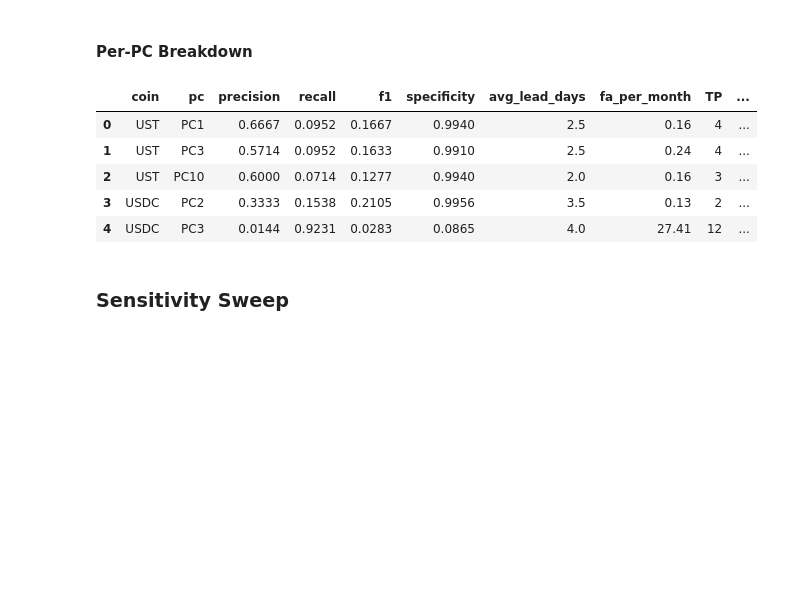
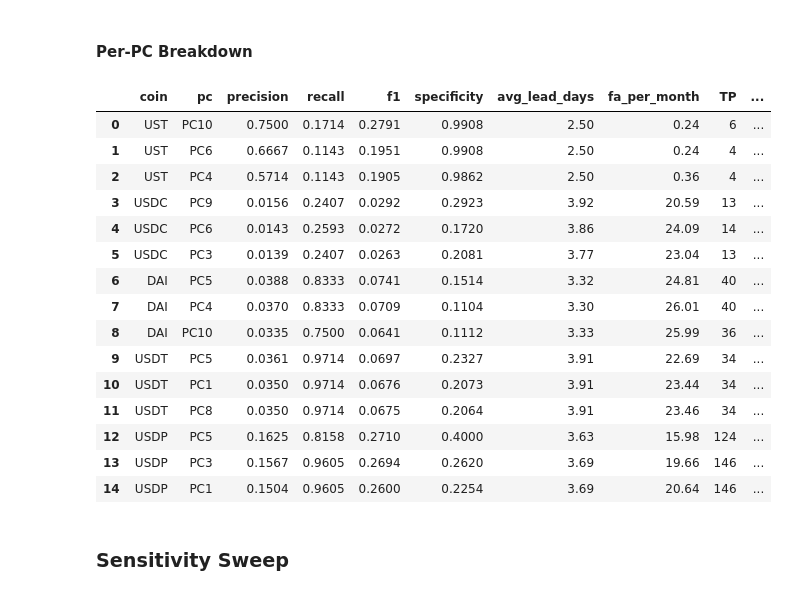
Before and after one commit to loowenwen/dse4101-project, a Jupyter notebook: oos_pca_revised.ipynb, the cells around one changed output. Cells and saved outputs as stored; diff of their text form; code cells hidden in the pictures; blank space fills up the shorter version.

```diff
--- a/oos_pca_revised.ipynb
+++ b/oos_pca_revised.ipynb
@@ -407,7 +407,7 @@ usdt_pca_result = fit_fixed_pca(usdt_train_pca, usdt_test_pca, n_components=10)
 # USDP (PAX)
 pax_pca_result = fit_fixed_pca(pax_train_pca, pax_test_pca, n_components=10)
 # %%
-os.makedirs("stage2_pca_results/equaldepeg", exist_ok=True)
+os.makedirs("stage2_pca_results/globaldate", exist_ok=True)
 
 for coin, res in [
     ("UST", ust_pca_result),
@@ -416,27 +416,32 @@ for coin, res in [
     ("USDT", usdt_pca_result),
     ("USDP", pax_pca_result),
 ]:
-    base = f"stage2_pca_results/equaldepeg/{coin}"
+    base = f"stage2_pca_results/globaldate/{coin}"
 
     # 1. loadings (DataFrame → CSV)
-    #res["loadings"].to_csv(f"{base}_loadings.csv")
+    res["loadings"].to_csv(f"{base}_loadings.csv")
 
     # 2. explained variance (array → CSV)
-    #pd.DataFrame(res["explained_variance"]).to_csv(f"{base}_explained_variance.csv", index=False)
+    pd.DataFrame(res["explained_variance"]).to_csv(f"{base}_explained_variance.csv", index=False)
 
     # 3. PC scores (arrays → CSV)
-    #pd.DataFrame(res["pc_scores_train"]).to_csv(f"{base}_pc_train.csv", index=False)
-    #pd.DataFrame(res["pc_scores_test"]).to_csv(f"{base}_pc_test.csv", index=False)
+    pd.DataFrame(res["pc_scores_train"]).to_csv(f"{base}_pc_train.csv", index=False)
+    pd.DataFrame(res["pc_scores_test"]).to_csv(f"{base}_pc_test.csv", index=False)
 # %% [markdown]
 ### PC Selection
 # %%
-# set these from stage 1 findings
+# set these based on f1 scores
+# UST: pc10, pc6, pc4
+# USDC: pc9, pc6, pc3
+# USDP: pc5, pc3, pc1
+# USDT: pc5, pc1, pc8
+# DAI: pc5, pc4, pc10
 PC_SELECTIONS = {
-    "UST":  [0,2,9],
-    "USDC": [1,2,9],
-    "DAI":  [0,2,7],
-    "USDT": [2,3,6],
-    "USDP": [0,1,2],
+    "UST":  [9, 5, 3],
+    "USDC": [8, 5, 2],
+    "USDP": [4, 2, 0],
+    "USDT": [4, 0, 7],
+    "DAI":  [4, 3, 9],
 }
 
 # compute mean and SD of selected PC scores on the training set
@@ -697,19 +710,35 @@ summary_df = pd.DataFrame(summary_rows)
 # %%
 pc_all = pd.concat(
     [res["pc_breakdown"].assign(coin=coin) for coin, res in results.items()],
     ignore_index=True
 )
 pc_all = pc_all[["coin", "pc", "precision", "recall", "f1", "specificity", "avg_lead_days", "fa_per_month", "TP", "FP", "TN", "FN"]]
 
-#pc_all.to_csv("stage2_split_customdate_pc_breakdown.csv", index=False)
-pc_all.head()
+#pc_all.to_csv("stage2_split_globaldate_pc_breakdown.csv", index=False)
+#pc_all[pc_all["coin"] == "USDC"].sort_values("f1", ascending=False)
+# UST: pc10, pc6, pc4
+# USDC: pc9, pc6, pc3
+# USDP: pc5, pc3, pc1
+# USDT: pc5, pc1, pc8
+# DAI: pc5, pc4, pc10
+pc_all
 # %% [output]
 |  | coin | pc | precision | recall | f1 | specificity | avg_lead_days | fa_per_month | TP | ... |
-| 0 | UST | PC1 | 0.6667 | 0.0952 | 0.1667 | 0.9940 | 2.5 | 0.16 | 4 | ... |
-| 1 | UST | PC3 | 0.5714 | 0.0952 | 0.1633 | 0.9910 | 2.5 | 0.24 | 4 | ... |
-| 2 | UST | PC10 | 0.6000 | 0.0714 | 0.1277 | 0.9940 | 2.0 | 0.16 | 3 | ... |
-| 3 | USDC | PC2 | 0.3333 | 0.1538 | 0.2105 | 0.9956 | 3.5 | 0.13 | 2 | ... |
-| 4 | USDC | PC3 | 0.0144 | 0.9231 | 0.0283 | 0.0865 | 4.0 | 27.41 | 12 | ... |
+| 0 | UST | PC10 | 0.7500 | 0.1714 | 0.2791 | 0.9908 | 2.50 | 0.24 | 6 | ... |
+| 1 | UST | PC6 | 0.6667 | 0.1143 | 0.1951 | 0.9908 | 2.50 | 0.24 | 4 | ... |
+| 2 | UST | PC4 | 0.5714 | 0.1143 | 0.1905 | 0.9862 | 2.50 | 0.36 | 4 | ... |
+| 3 | USDC | PC9 | 0.0156 | 0.2407 | 0.0292 | 0.2923 | 3.92 | 20.59 | 13 | ... |
+| 4 | USDC | PC6 | 0.0143 | 0.2593 | 0.0272 | 0.1720 | 3.86 | 24.09 | 14 | ... |
+| 5 | USDC | PC3 | 0.0139 | 0.2407 | 0.0263 | 0.2081 | 3.77 | 23.04 | 13 | ... |
+| 6 | DAI | PC5 | 0.0388 | 0.8333 | 0.0741 | 0.1514 | 3.32 | 24.81 | 40 | ... |
+| 7 | DAI | PC4 | 0.0370 | 0.8333 | 0.0709 | 0.1104 | 3.30 | 26.01 | 40 | ... |
+| 8 | DAI | PC10 | 0.0335 | 0.7500 | 0.0641 | 0.1112 | 3.33 | 25.99 | 36 | ... |
+| 9 | USDT | PC5 | 0.0361 | 0.9714 | 0.0697 | 0.2327 | 3.91 | 22.69 | 34 | ... |
+| 10 | USDT | PC1 | 0.0350 | 0.9714 | 0.0676 | 0.2073 | 3.91 | 23.44 | 34 | ... |
+| 11 | USDT | PC8 | 0.0350 | 0.9714 | 0.0675 | 0.2064 | 3.91 | 23.46 | 34 | ... |
+| 12 | USDP | PC5 | 0.1625 | 0.8158 | 0.2710 | 0.4000 | 3.63 | 15.98 | 124 | ... |
+| 13 | USDP | PC3 | 0.1567 | 0.9605 | 0.2694 | 0.2620 | 3.69 | 19.66 | 146 | ... |
+| 14 | USDP | PC1 | 0.1504 | 0.9605 | 0.2600 | 0.2254 | 3.69 | 20.64 | 146 | ... |
 # %% [markdown]
 ### Sensitivity Sweep
 # %%
```
Also changed, not shown: parts of 12 cells of this notebook, 30 other files.
